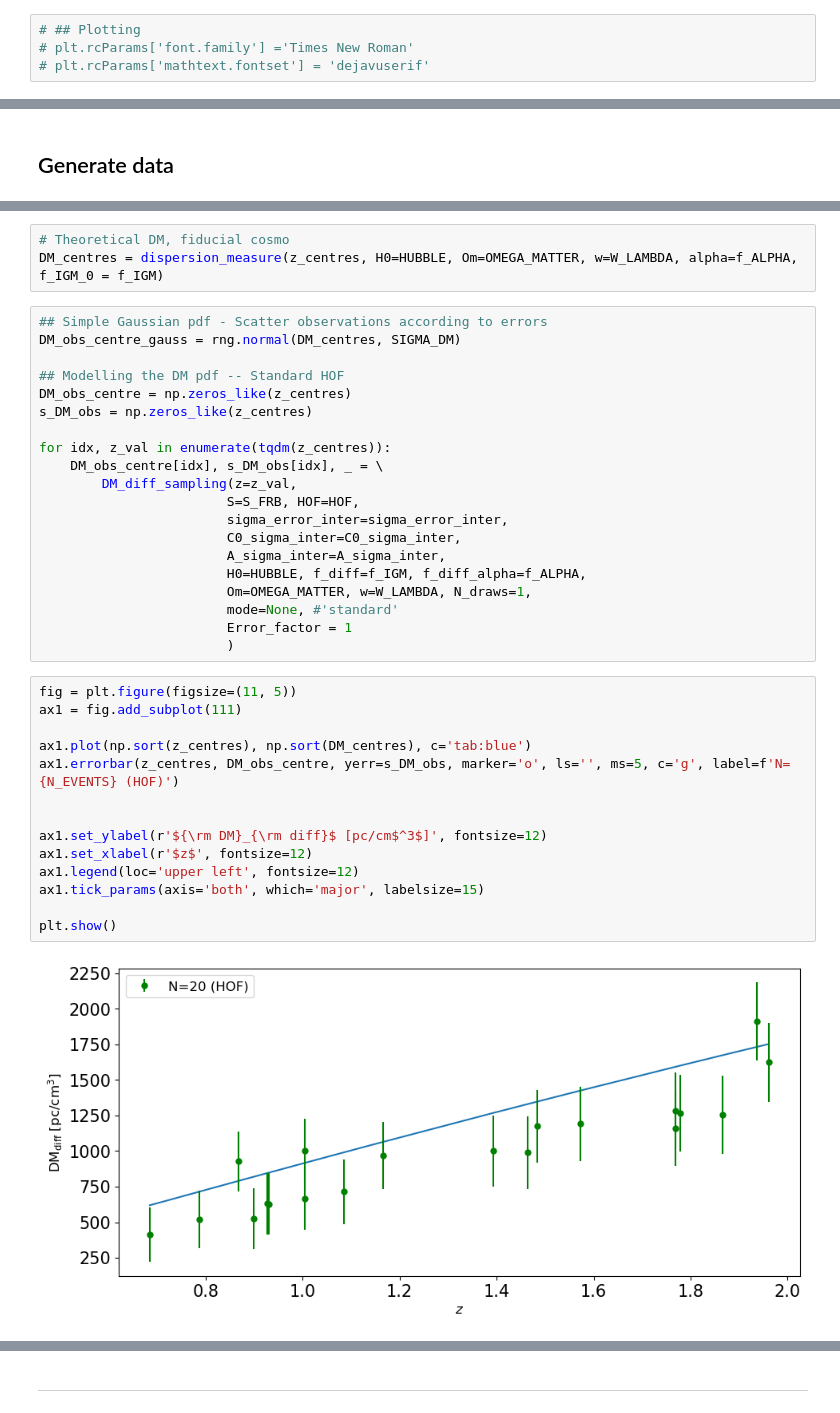
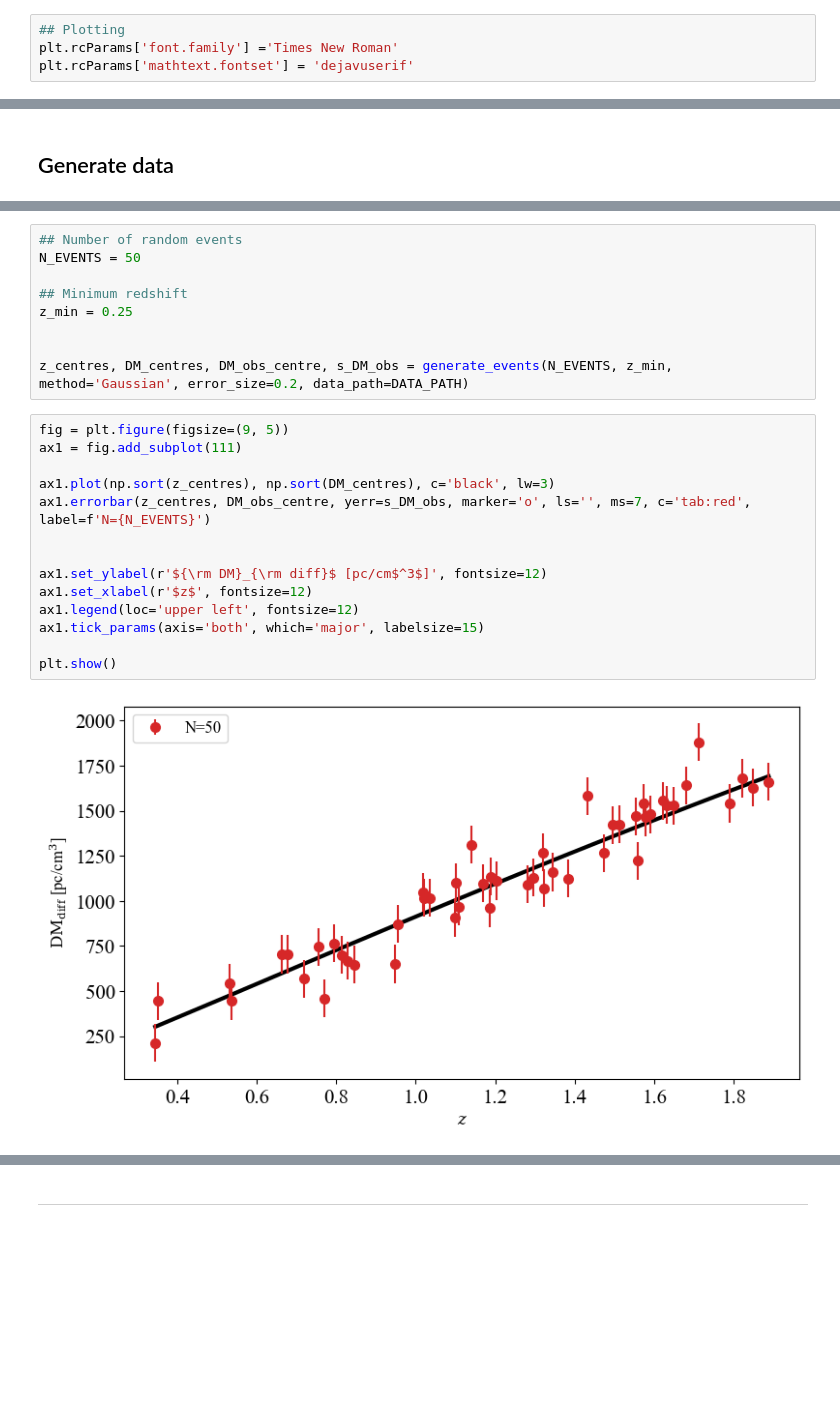
Before and after one commit to MariosNT/DM_cosmic_Pade, a Jupyter notebook: Notebooks/MCMC_constraints.ipynb, the cells around one changed output, grey strips where cells are left out. Saved outputs shown, nothing was run; the diff lists cells and outputs as text; blank space fills up the shorter version.

```diff
--- a/Notebooks/MCMC_constraints.ipynb
+++ b/Notebooks/MCMC_constraints.ipynb
@@ -22,6 +23,6 @@ from support import *
 from cosmo_support import *
 from mcmc_support import *
 # %%
-# ## Plotting
-# plt.rcParams['font.family'] ='Times New Roman'
-# plt.rcParams['mathtext.fontset'] = 'dejavuserif'
+## Plotting
+plt.rcParams['font.family'] ='Times New Roman'
+plt.rcParams['mathtext.fontset'] = 'dejavuserif'
@@ -53,39 +31,25 @@ Sigmas, Errors, C0s, As, sigma_error_inter, C0_sigma_inter, A_sigma_inter = FRBs
-# %%
-# Theoretical DM, fiducial cosmo
-DM_centres = dispersion_measure(z_centres, H0=HUBBLE, Om=OMEGA_MATTER, w=W_LAMBDA, alpha=f_ALPHA, f_IGM_0 = f_IGM)
-# %%
-## Simple Gaussian pdf - Scatter observations according to errors
-DM_obs_centre_gauss = rng.normal(DM_centres, SIGMA_DM)
-
-## Modelling the DM pdf -- Standard HOF
-DM_obs_centre = np.zeros_like(z_centres)
-s_DM_obs = np.zeros_like(z_centres)
-
-for idx, z_val in enumerate(tqdm(z_centres)):
-    DM_obs_centre[idx], s_DM_obs[idx], _ = \
-        DM_diff_sampling(z=z_val,
-                        S=S_FRB, HOF=HOF,
-                        sigma_error_inter=sigma_error_inter,
-                        C0_sigma_inter=C0_sigma_inter,
-                        A_sigma_inter=A_sigma_inter,
-                        H0=HUBBLE, f_diff=f_IGM, f_diff_alpha=f_ALPHA,
-                        Om=OMEGA_MATTER, w=W_LAMBDA, N_draws=1,
-                        mode=None, #'standard'
-                        Error_factor = 1
-                        )
+# %%
+## Number of random events
+N_EVENTS = 50
+
+## Minimum redshift
+z_min = 0.25
+
+
+z_centres, DM_centres, DM_obs_centre, s_DM_obs = generate_events(N_EVENTS, z_min, method='Gaussian', error_size=0.2, data_path=DATA_PATH)
 # %%
-fig = plt.figure(figsize=(11, 5))
+fig = plt.figure(figsize=(9, 5))
 ax1 = fig.add_subplot(111)
 
-ax1.plot(np.sort(z_centres), np.sort(DM_centres), c='tab:blue')
-ax1.errorbar(z_centres, DM_obs_centre, yerr=s_DM_obs, marker='o', ls='', ms=5, c='g', label=f'N={N_EVENTS} (HOF)')
+ax1.plot(np.sort(z_centres), np.sort(DM_centres), c='black', lw=3)
+ax1.errorbar(z_centres, DM_obs_centre, yerr=s_DM_obs, marker='o', ls='', ms=7, c='tab:red', label=f'N={N_EVENTS}')
 
 
 ax1.set_ylabel(r'${\rm DM}_{\rm diff}$ [pc/cm$^3$]', fontsize=12)
 ax1.set_xlabel(r'$z$', fontsize=12)
 ax1.legend(loc='upper left', fontsize=12)
 ax1.tick_params(axis='both', which='major', labelsize=15)
 
 plt.show()
 # %% [output]
-[figure, old version]
+[figure, new version]
```
Also changed, not shown: parts of 37 cells of this notebook, 4 other files.
